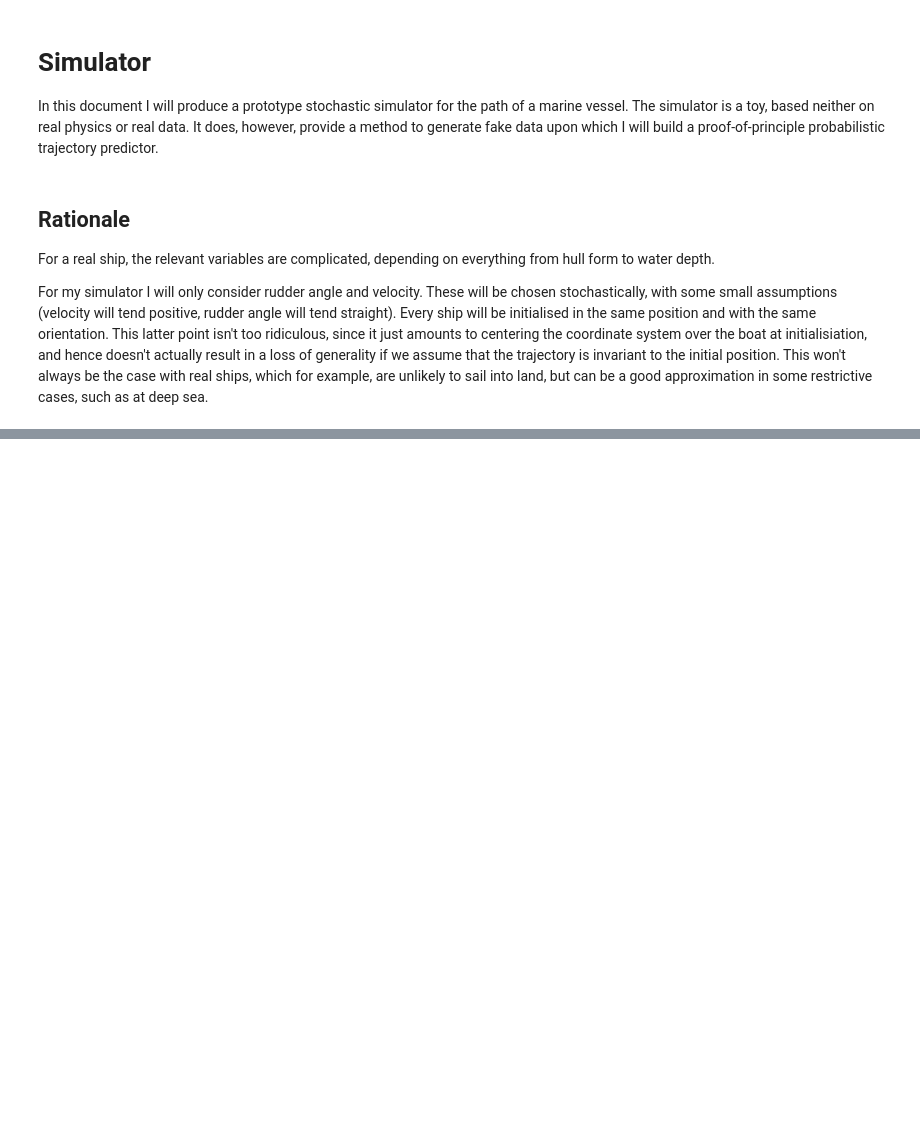
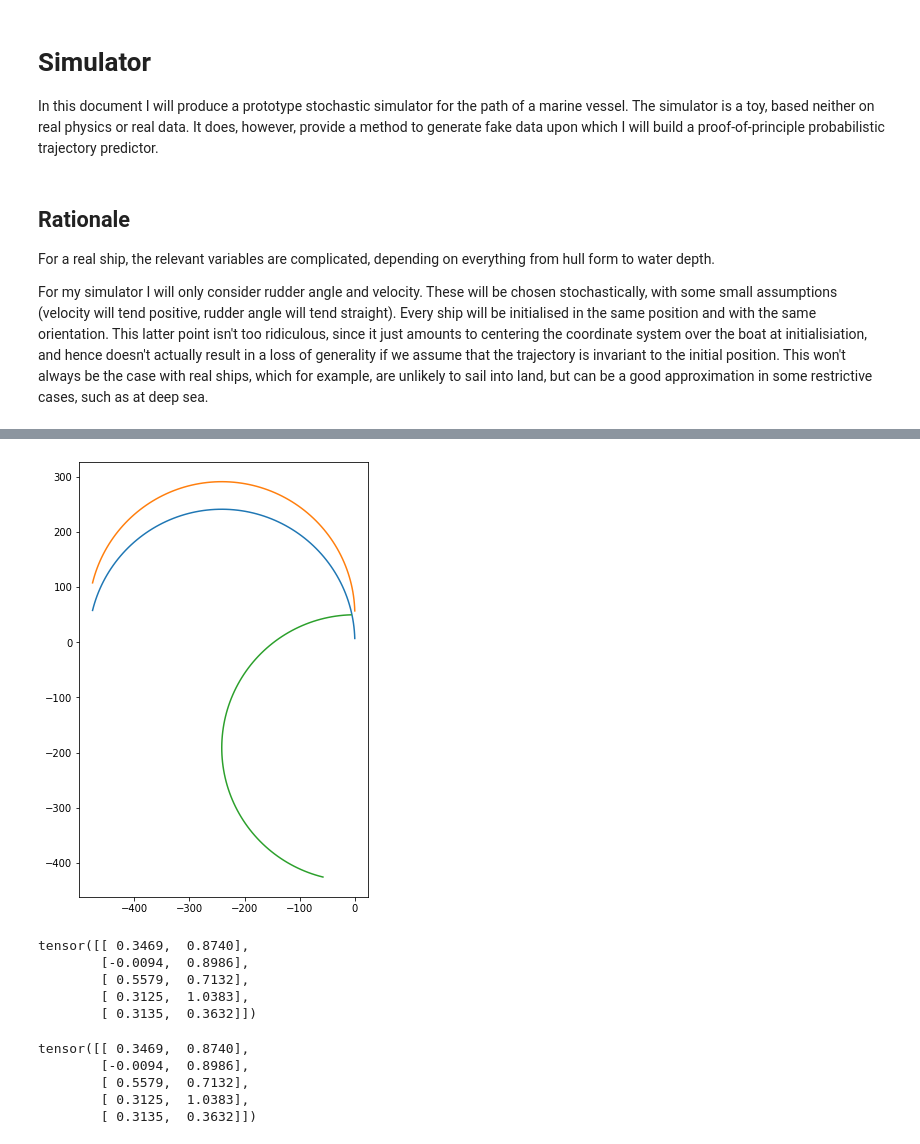
Before and after one commit to SRagy/PositionPrediction, a Jupyter notebook: Simulator_proto.ipynb, the cells around one changed output, grey strips where cells are left out. Drawn from its saved outputs; the diff is of its cells as text; code cells hidden in the pictures; blank space fills up the shorter version.

```diff
--- a/Simulator_proto.ipynb
+++ b/Simulator_proto.ipynb
@@ -49,0 +143,8 @@ def arc_trace_centered(velocity: Tensor,
+# %%
+fig, ax = plt.subplots(figsize=(8, 8))
+
+arc_trace_plot(torch.tensor(0), torch.tensor([0.,0.]), ax)
+arc_trace_plot(torch.tensor(0), torch.tensor([0.,50.]), ax)
+arc_trace_plot(torch.tensor(torch.pi/2), torch.tensor([0.,50.]), ax)
+# %% [output]
+[figure, added]
@@ -50 +156,17 @@ def arc_trace_centered(velocity: Tensor,
+# %%
+torch.einsum('ij,kj -> ki', rot, positions)
+# %% [output]
+tensor([[ 0.3469,  0.8740],
+        [-0.0094,  0.8986],
+        [ 0.5579,  0.7132],
+        [ 0.3125,  1.0383],
+        [ 0.3135,  0.3632]])
+# %%
+(rot@(positions.T)).T
+# %% [output]
+tensor([[ 0.3469,  0.8740],
+        [-0.0094,  0.8986],
+        [ 0.5579,  0.7132],
+        [ 0.3125,  1.0383],
+        [ 0.3135,  0.3632]])
 # %%
```
Also changed, not shown: parts of 12 cells of this notebook, 2 other files.
